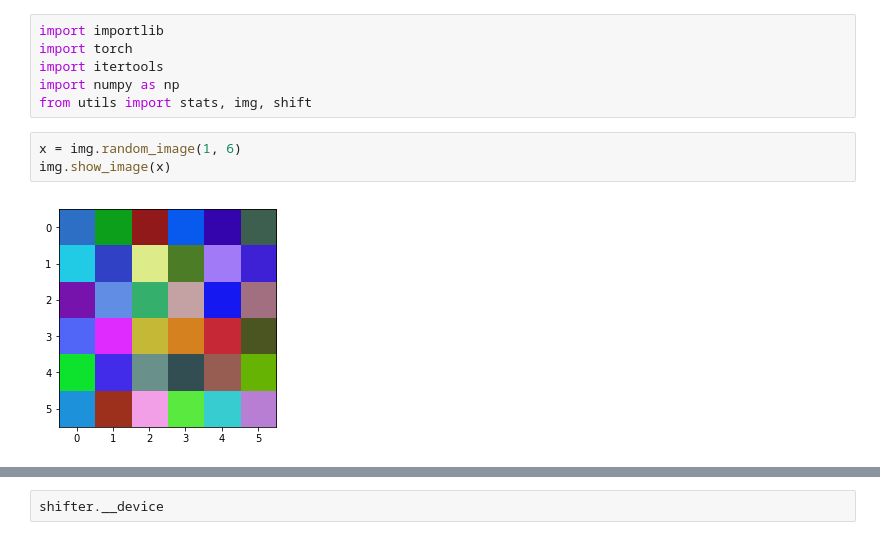
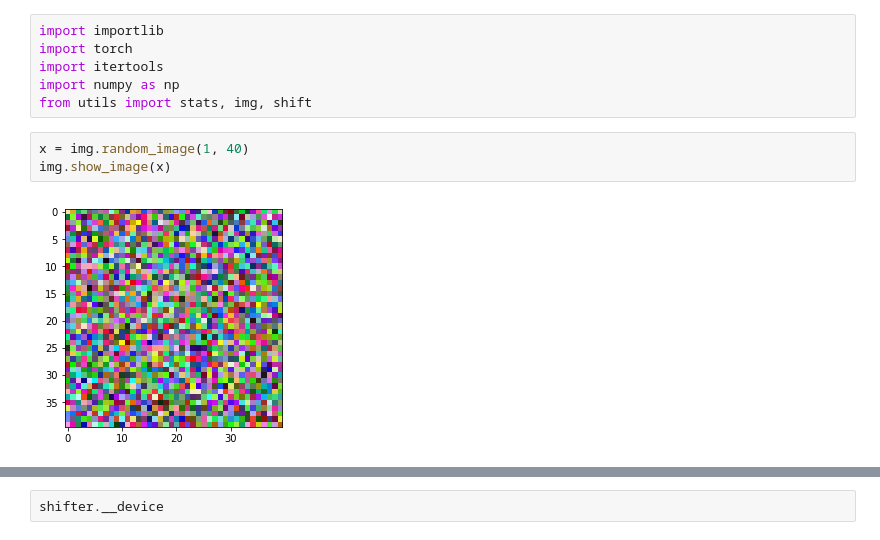
Before and after one commit to Lewington-pitsos/neural_synthesis, a Jupyter notebook: pad.ipynb, the cells around one changed output, grey strips where cells are left out. Drawn from its saved outputs; the diff is of its cells as text.

```diff
--- a/pad.ipynb
+++ b/pad.ipynb
@@ -5,7 +5,7 @@ import itertools
 import numpy as np
 from utils import stats, img, shift
 # %%
-x = img.random_image(1, 6)
+x = img.random_image(1, 40)
 img.show_image(x)
 # %% [output]
-[figure, old version]
+[figure, new version]
```
Also changed, not shown: parts of 8 cells of this notebook, 3 other files.
